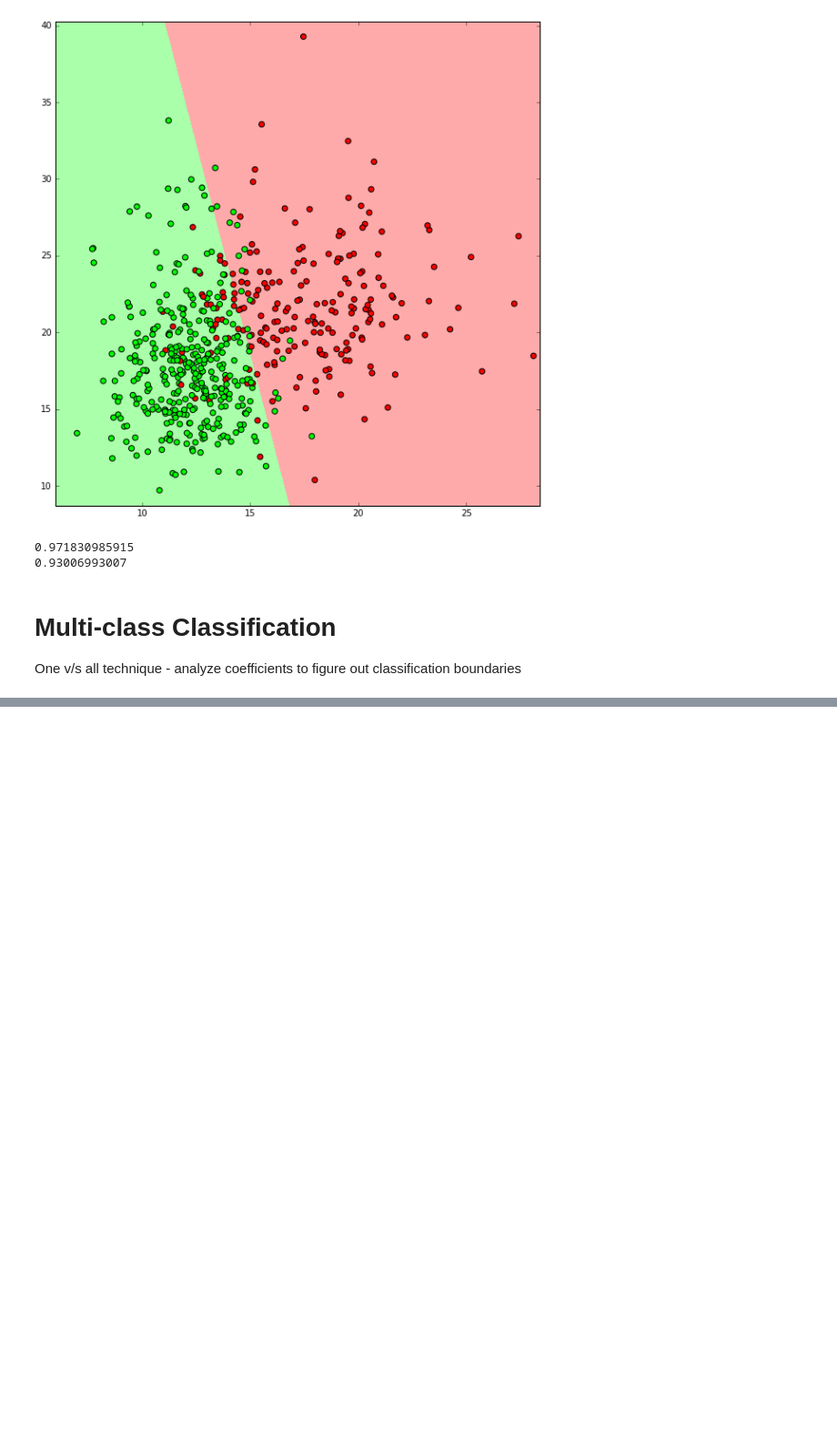
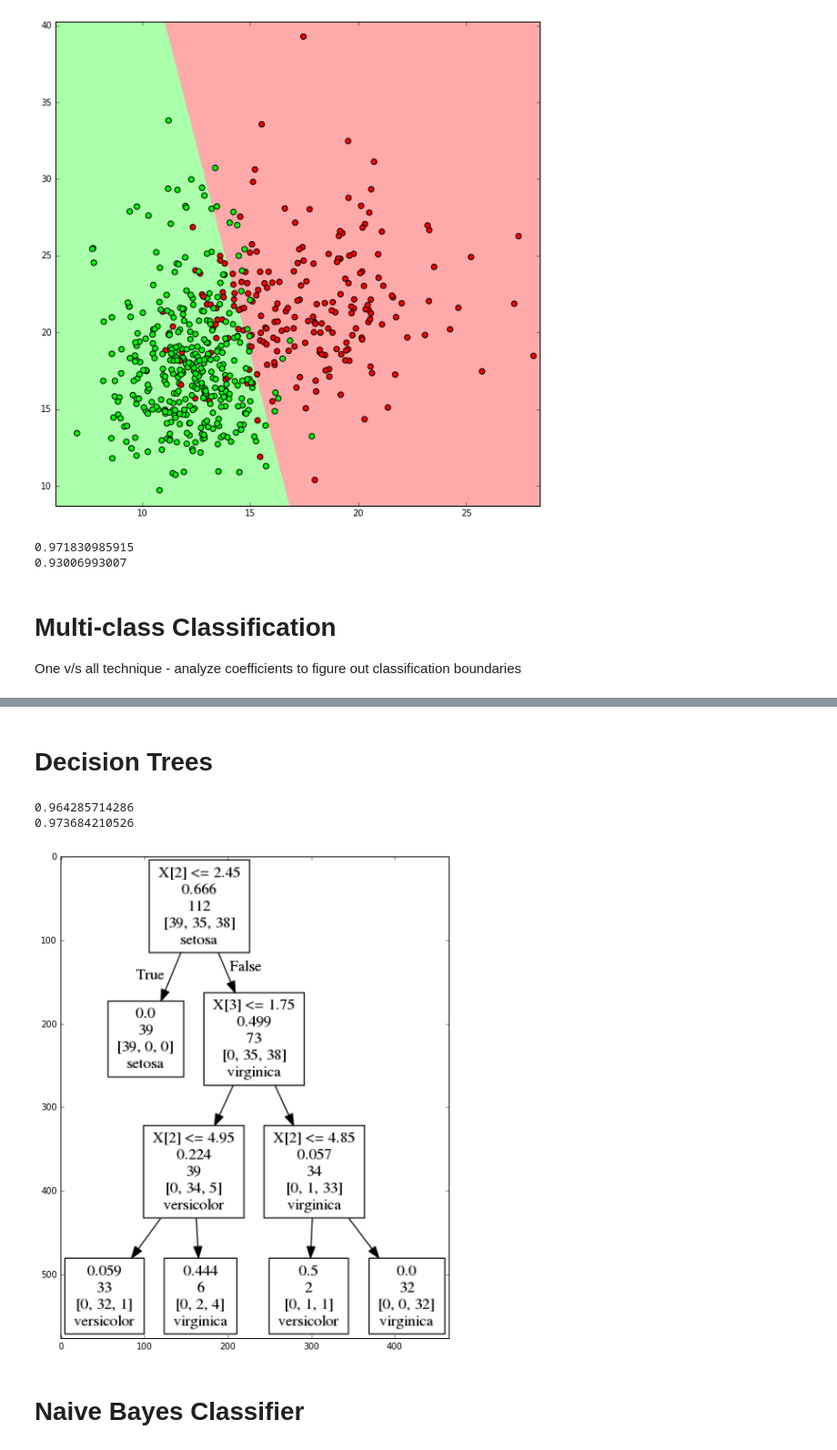
Before and after one commit to apallath/keras_sklearn_models, a Jupyter notebook: supervised/classification_adv.ipynb, the cells around one changed output, grey strips where cells are left out. Shown at 91% size. Cells and saved outputs as stored; diff of their text form; code cells hidden in the pictures; blank space fills up the shorter version.

```diff
--- a/supervised/classification_adv.ipynb
+++ b/supervised/classification_adv.ipynb
@@ -146,0 +147,12 @@ plt.ylim(yy.min(), yy.max())
+# %% [markdown]
+# Decision Trees
+# %%
+from sklearn.tree import DecisionTreeClassifier
+#on the (complete feature) iris dataset
+Xi_train, Xi_test, yi_train, yi_test = train_test_split(iris.data, iris.target)
+dt = DecisionTreeClassifier(max_depth = 3).fit(Xi_train, yi_train)
+print dt.score(Xi_train, yi_train)
+print dt.score(Xi_test, yi_test)
+# %% [output]
+0.964285714286
+0.973684210526
@@ -146,0 +163,10 @@ plt.ylim(yy.min(), yy.max())
+# %%
+import matplotlib.image as mpimg
+img=mpimg.imread('iris_tree.png')
+plt.figure(figsize=(10,10))
+imgplot = plt.imshow(img)
+plt.show()
+# %% [output]
+[figure, added]
+# %% [markdown]
+# Naive Bayes Classifier
```
Also changed, not shown: parts of 3 cells of this notebook, 3 other files.
